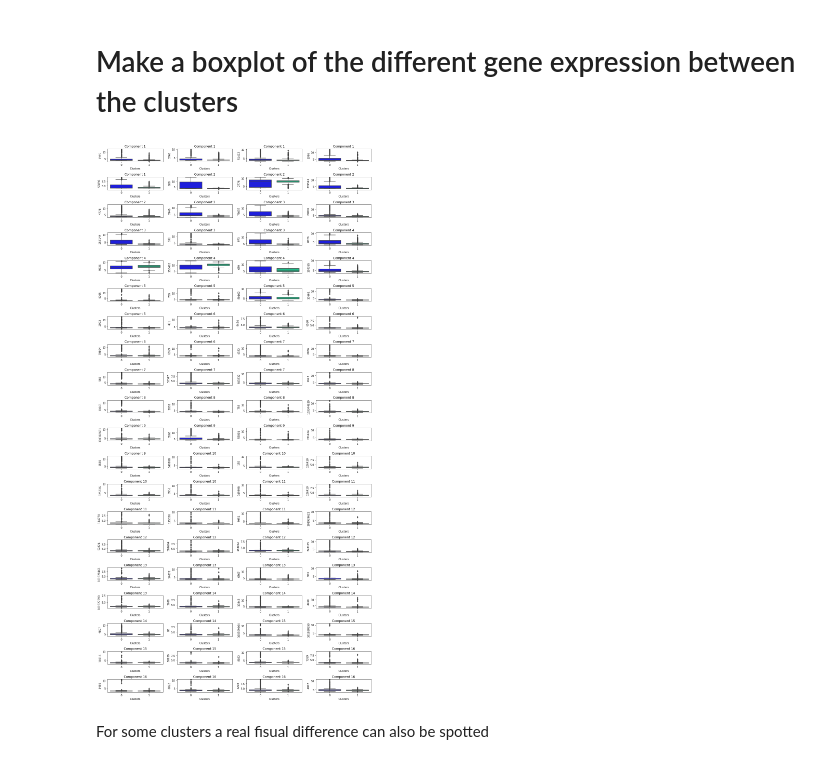
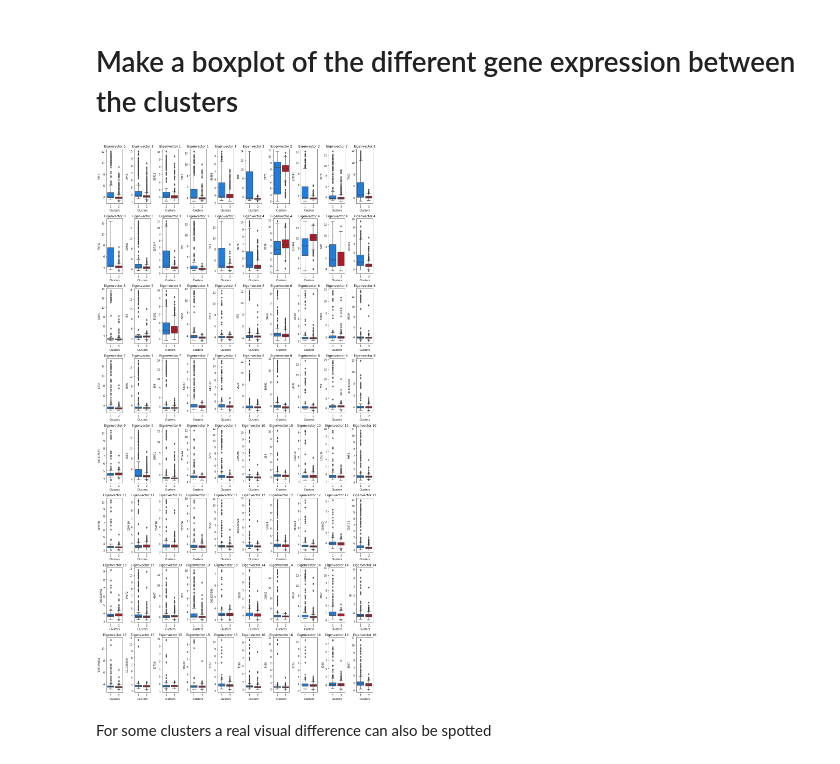
Before and after one commit to MarkF-hanze/UMCG_Thesis, a Jupyter notebook: Scripts/Jupyter_Notebooks/PrepareICA_AND_hddcInspection.ipynb, the cells around one changed output. Drawn from its saved outputs; the diff is of its cells as text; code cells hidden in the pictures.

```diff
--- a/Scripts/Jupyter_Notebooks/PrepareICA_AND_hddcInspection.ipynb
+++ b/Scripts/Jupyter_Notebooks/PrepareICA_AND_hddcInspection.ipynb
@@ -466,22 +528,24 @@ results
 # Make a boxplot of the different gene expression between the clusters
 # %%
 def make_boxplots(df, genes):
+    df = df.copy()
     # make a square figure
-    size = len(genes) // 4
-    if len(genes) % 4 != 0:
+    size = len(genes) // 10
+    if len(genes) % 10 != 0:
         size += 1
     # Loop over the genes
-    fig, axs = plt.subplots(size,4, figsize=(15,30))
+    fig, axs = plt.subplots(size,10, figsize=(15,30))
     i = 0
     axs = axs.ravel()
-    #
+    df["Clusters"] = df["Clusters"] + 1
     for x in genes:
         sns.boxplot(x="Clusters", y=x[1], data=df,ax=axs[i])
-        axs[i].set_title(x[0])
+        axs[i].set_title(x[0].replace('Component', 'Eigenvector'))
         i += 1
     fig.tight_layout()
+    plt.savefig('Boxplot.svg', dpi=300)
 make_boxplots(box_df, important_genes)
 # %% [output]
-[figure, old version]
+[figure, new version]
 # %% [markdown]
-For some clusters a real fisual difference can also be spotted
+For some clusters a real visual difference can also be spotted
```
Also changed, not shown: parts of 7 cells of this notebook, 14 other files.
